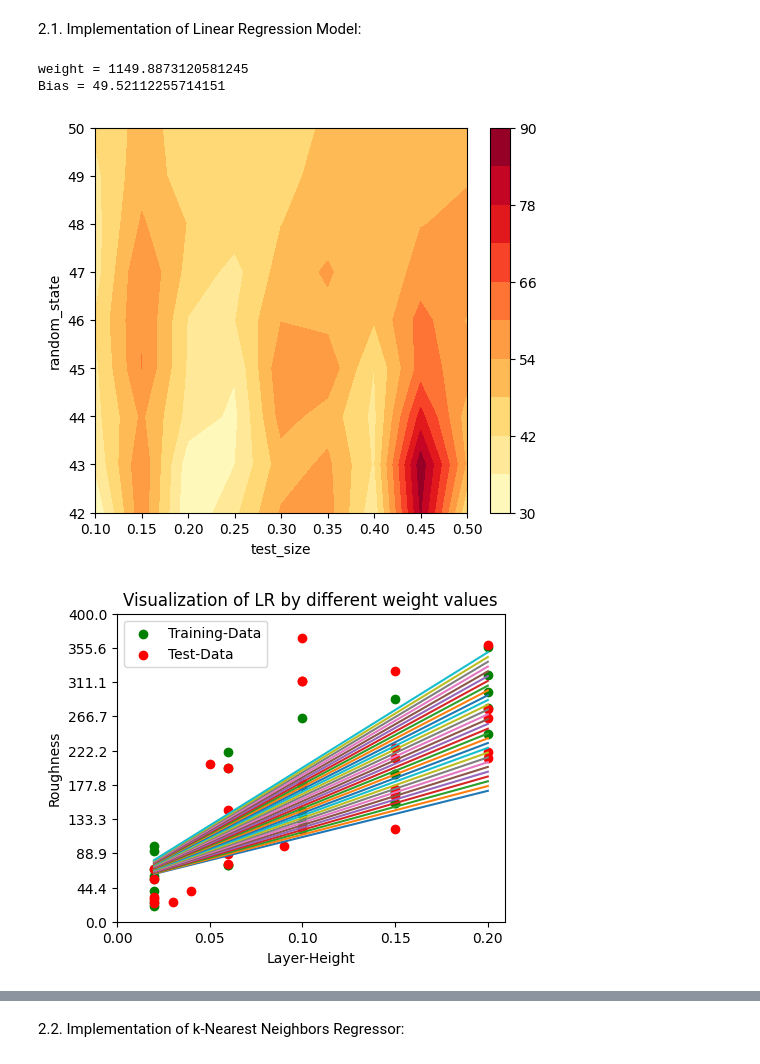
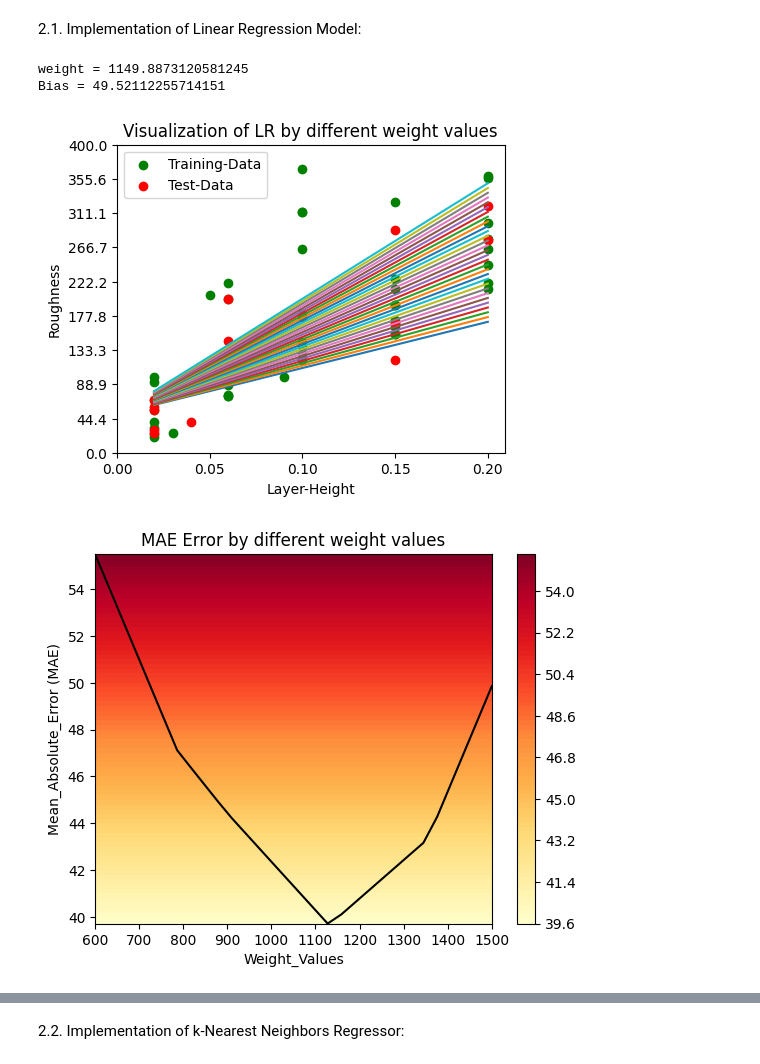
Before and after one commit to Moaiadalaiti/3D-Printing-Technology, a Jupyter notebook: src/3D-Printing.ipynb, the cells around one changed output, grey strips where cells are left out. Drawn from its saved outputs; the diff is of its cells as text; code cells hidden in the pictures.

```diff
--- a/src/3D-Printing.ipynb
+++ b/src/3D-Printing.ipynb
@@ -292,26 +292,26 @@ print("Bias = {}".format(LR_modell.intercept_[0]))
 #print('MAE_LR= {}'.format(mae_LR))
 
 # Effect of test_size on the Model-Error:
-test_size_liste=[0.1, 0.15, 0.2, 0.25, 0.3, 0.35, 0.4, 0.45, 0.5]
-random_state_liste =[42, 43, 44, 45, 46, 47, 48, 49, 50]
-mae_values_LR = np.zeros((len(test_size_liste), len(random_state_liste)))
+#test_size_liste=[0.1, 0.15, 0.2, 0.25, 0.3, 0.35, 0.4, 0.45, 0.5]
+#random_state_liste =[42, 43, 44, 45, 46, 47, 48, 49, 50]
+#mae_values_LR = np.zeros((len(test_size_liste), len(random_state_liste)))
 
-for i, test_size in enumerate(test_size_liste):
-    for j, random_state in enumerate(random_state_liste):
-        x_train, x_test, y_train, y_test = train_test_split(x, y, test_size=test_size, random_state=random_state)
-        LR_model_advanced = LinearRegression()
-        LR_model_advanced.fit(x_train, y_train)
-        y_pred_LR = LR_model_advanced.predict(x_test)
-        mae_LR_advanced = mean_absolute_error(y_pred_LR, y_test)
-        mae_values_LR[i, j] = mae_LR_advanced
+#for i, test_size in enumerate(test_size_liste):
+    #for j, random_state in enumerate(random_state_liste):
+        #x_train, x_test, y_train, y_test = train_test_split(x, y, test_size=test_size, random_state=random_state)
+        #LR_model_advanced = LinearRegression()
+        #LR_model_advanced.fit(x_train, y_train)
+        #y_pred_LR = LR_model_advanced.predict(x_test)
+        #mae_LR_advanced = mean_absolute_error(y_pred_LR, y_test)
+        #mae_values_LR[i, j] = mae_LR_advanced
 
-X_LR_advanced, Y_LR_advanced = np.meshgrid(test_size_liste, random_state_liste)
-plt.figure(figsize=(6,5))
-contour = plt.contourf(X_LR_advanced, Y_LR_advanced, mae_values_LR, cmap='YlOrRd', levels=10)
-plt.colorbar(contour)
-plt.xlabel('test_size')
-plt.ylabel('random_state')
-plt.show()
+#X_LR_advanced, Y_LR_advanced = np.meshgrid(test_size_liste, random_state_liste)
+#plt.figure(figsize=(6,5))
+#contour = plt.contourf(X_LR_advanced, Y_LR_advanced, mae_values_LR, cmap='YlOrRd', levels=10)
+#plt.colorbar(contour)
+#plt.xlabel('test_size')
+#plt.ylabel('random_state')
+#plt.show()
 
 ## Generating weight_bias matrix:
 
@@ -376,32 +376,32 @@ plt.figure(figsize=(5,4))
 plt.scatter(x_train, y_train, color='green', label='Training-Data')
 plt.scatter(x_test, y_test, color='red', label='Test-Data')
 
 for w in w_values:
     y_pred_w_test = (x_test*w) + b
     y_pred = (x_axis * w) + b
     mae = mean_absolute_error(y_test, y_pred_w_test)
     mae_w_values.append(mae)
     plt.plot(x_axis, (x_axis*w) + b)
 
 plt.title("Visualization of LR by different weight values")
 plt.xlabel('Layer-Height')
 plt.ylabel('Roughness')
 plt.xticks(np.linspace(0, 0.2, 5))
 plt.yticks(np.linspace(0, 400, 10))
 plt.legend()
 plt.show()
 
 w_mesh, mae_mesh = np.meshgrid(w_values, np.linspace(min(mae_w_values), max(mae_w_values), 100))
 mae_mesh_values = np.tile(mae_w_values, (100, 1)).T
 plt.contourf(w_mesh, mae_mesh, mae_mesh, levels=100, cmap='YlOrRd', alpha=1)
 plt.colorbar()
 plt.plot(w_values, mae_w_values, color='black')
 plt.title('MAE Error by different weight values')
 plt.xlabel('Weight_Values')
 plt.ylabel('Mean_Absolute_Error (MAE)')
 plt.show()
 # %% [output]
 weight = 1149.8873120581245
 Bias = 49.52112255714151
-[figure, old version]
+[figure, new version]
-[figure, old version]
+[figure, new version]
```
Also changed, not shown: parts of 1 cell of this notebook.
